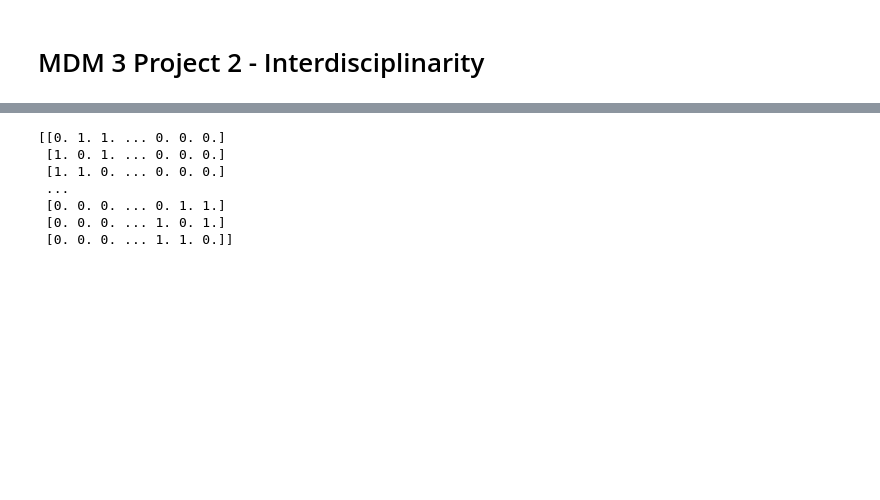
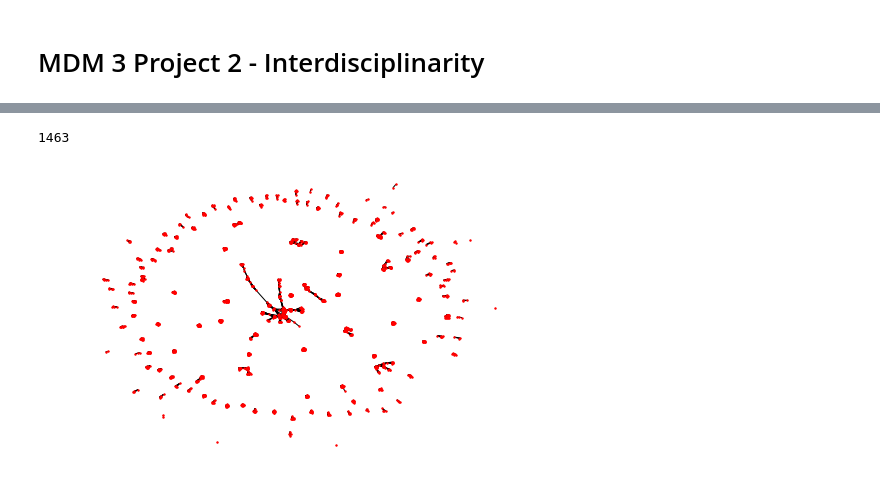
Before and after one commit to miketalbotbox/MDM_Interdisciplinarity, a Jupyter notebook: Authors_Connectivity_Matrix.ipynb, the cells around one changed output, grey strips where cells are left out. Drawn from its saved outputs; the diff is of its cells as text; code cells hidden in the pictures; blank space fills up the shorter version.

Commit message:
Add files via upload
Update including the use of networkx to visualise the data

```diff
--- a/Authors_Connectivity_Matrix.ipynb
+++ b/Authors_Connectivity_Matrix.ipynb
@@ -89,21 +97,28 @@ author, hopefully helping to create a framework that will allow us to create
 a connetivity matrix :D
 A variable "Article_Limit" has been added to reduce the number of data sets the
 code is running with for a faster prototyping phase
-
+Another limit has been added, 'Max_Authors', this is due to an article having
+over 800 authors apparently. This value drowns out all the information we can
+see so this variable is here to dampen it.
 NOTE:
 A warning message does appear in this section, quote:
 "FutureWarning: elementwise comparison failed; returning scalar instead, but in
 the future will perform elementwise comparison"
 No issues have been caused so far, but just so you are warned :)
 """
-Article_Limit = 10
-
+Article_Limit = 20
+Max_Authors = 50
 Total_Authors = np.array([])
 for Author_List in Articles_ID_Sep[0:Article_Limit]:
-    for author in Author_List:
-        if author not in Total_Authors:
-            Total_Authors = np.append(Total_Authors,author)
+    if len(Author_List) <= Max_Authors:
+        for author in Author_List:
+            if author not in Total_Authors:
+                Total_Authors = np.append(Total_Authors,author)
 #print(Total_Authors)
+Number_Of_Authors = len(Total_Authors)
+print(Number_Of_Authors)
+# %% [output]
+1463
 # %%
 """
 In theory this section will atttempt to make a NxN matrix, where N is the number
@@ -112,25 +127,46 @@ researcher has worked with each other.
 This method is far from efficient and I would very much apprecciate any advice on
 how to speed things up, but it is a working method. Like with three nested for
 loops like damn thats a lot of looping.
+'List_of_Connections' is used in the next block, however it was easy to
+implement here.
 """
-Number_Of_Authors = len(Total_Authors)
-Connectivity = np.zeros((Number_Of_Authors,Number_Of_Authors))
 
+Connectivity = np.zeros((Number_Of_Authors,Number_Of_Authors)) #An NxN Matrix
+List_of_Connections = [] # a Mx2 array in for [[a,b],[a,c]] as in to mean a is connected to b and c
 for Article_Authors in Articles_ID_Sep[0:Article_Limit]:
-    for Original_Author in Total_Authors:
-        for Compared_Author in Total_Authors:
-            if Compared_Author != Original_Author:
-                if (Compared_Author in Article_Authors \
-                and Original_Author in Article_Authors):
-                    O = np.where(Total_Authors == Original_Author)
-                    C = np.where(Total_Authors == Compared_Author)
-                    Connectivity[O,C] += 1
+    if len(Author_List) <= Max_Authors:
+        for Original_Author in Total_Authors:
+            for Compared_Author in Total_Authors:
+                if Compared_Author != Original_Author:
+                    if (Compared_Author in Article_Authors \
+                    and Original_Author in Article_Authors):
+                        O = np.where(Total_Authors == Original_Author)
+                        C = np.where(Total_Authors == Compared_Author)
+                        Connectivity[O,C] += 1
+                        List_of_Connections.append((Original_Author, Compared_Author))
+
 #print(Connectivity)
-# %% [output]
-[[0. 1. 1. ... 0. 0. 0.]
- [1. 0. 1. ... 0. 0. 0.]
- [1. 1. 0. ... 0. 0. 0.]
- ...
- [0. 0. 0. ... 0. 1. 1.]
- [0. 0. 0. ... 1. 0. 1.]
- [0. 0. 0. ... 1. 1. 0.]]
+# %%
+"""
+Using the networkx package to allow a visual representation of the clusters.
+This requires a modification to the previous part which includes the
+'List_of_Connections' which is a format that networkx prefers
+Using matplotlib to plot the graphs allows a visual representation that clearly
+shows each group of authors for each articles and any connections within
+
+
+Note:
+future thing that could be handy:
+nx.connected_components(G)
+shows what connected graphs there are, i.e. if there are two articles with no
+crossover of authors it'd produce two lists, however if one author contributed
+to two articles then one large list would be made.
+"""
+Connection_Graph = nx.Graph()
+Connection_Graph.add_nodes_from(Total_Authors)
+Connection_Graph.add_edges_from(List_of_Connections)
+nx.draw(Connection_Graph, node_size=2)
+
+plt.show()
+# %% [output]
+[figure, added]
```
Also changed, not shown: parts of 8 cells of this notebook.
